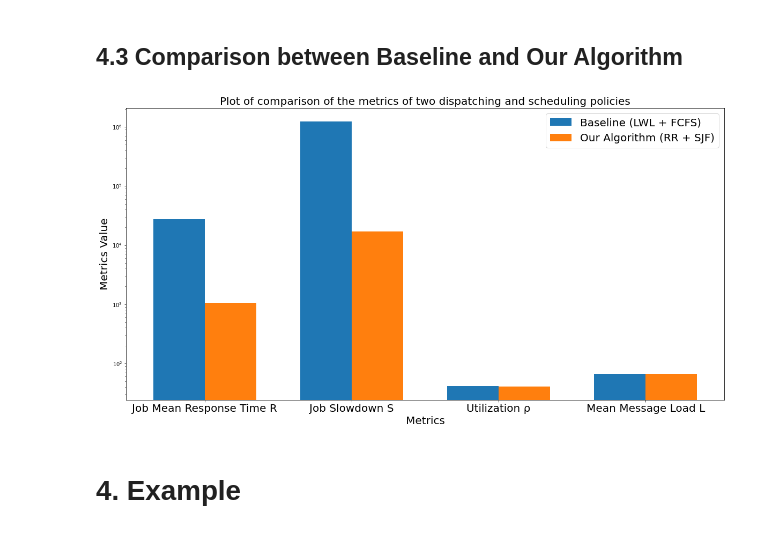
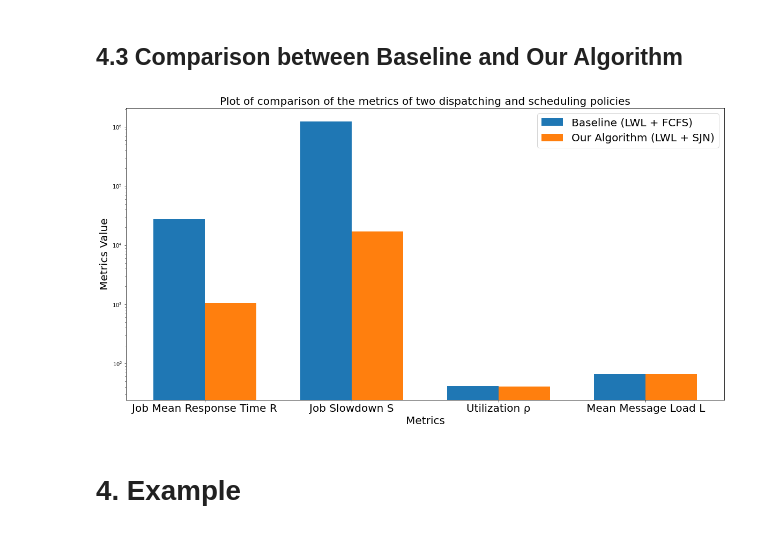
Before and after one commit to maryyyyna/Networking-for-Big-Data-and-Laboratory, a Jupyter notebook: CH2_DataCenter.ipynb, the cells around one changed output. Cells and saved outputs as stored; diff of their text form; code cells hidden in the pictures.

```diff
--- a/CH2_DataCenter.ipynb
+++ b/CH2_DataCenter.ipynb
@@ -553,27 +553,27 @@ plt.show()
 # %%
 baseline = [job_mean_response_time_baseline, job_slowdown_S_baseline, mean_utilization_baseline, mean_message_load_baseline]
 our_algorithm = [job_mean_response_time_our_algorithm, job_slowdown_S_our_algorithm, mean_utilization_our_algorithm, mean_message_load_our_algorithm]
 
 index = np.arange(4)
 bar_width = 0.35
 
 fig, ax = plt.subplots(figsize=(20, 10))
 baseline = ax.bar(index, baseline, bar_width,
                 label="Baseline (LWL + FCFS)")
 
 our_algorithm = ax.bar(index+bar_width, our_algorithm,
-                 bar_width, label="Our Algorithm (RR + SJF)")
+                 bar_width, label="Our Algorithm (LWL + SJN)")
 
 ax.set_xlabel('Metrics', fontsize = 20)
 ax.set_ylabel('Metrics Value', fontsize = 20)
 ax.set_title('Plot of comparison of the metrics of two dispatching and scheduling policies', fontsize = 20)
 ax.set_xticks(index + bar_width / 2)
 ax.set_xticklabels(['Job Mean Response Time R', 'Job Slowdown S', 'Utilization ρ', 'Mean Message Load L'], fontsize = 20)
 ax.legend(fontsize = 20)
 plt.yscale('log')
 plt.show()
 # %% [output]
-[figure, old version]
+[figure, new version]
 # %% [markdown]
 # 4. Example
 # %%
```
Also changed, not shown: parts of 2 cells of this notebook.
